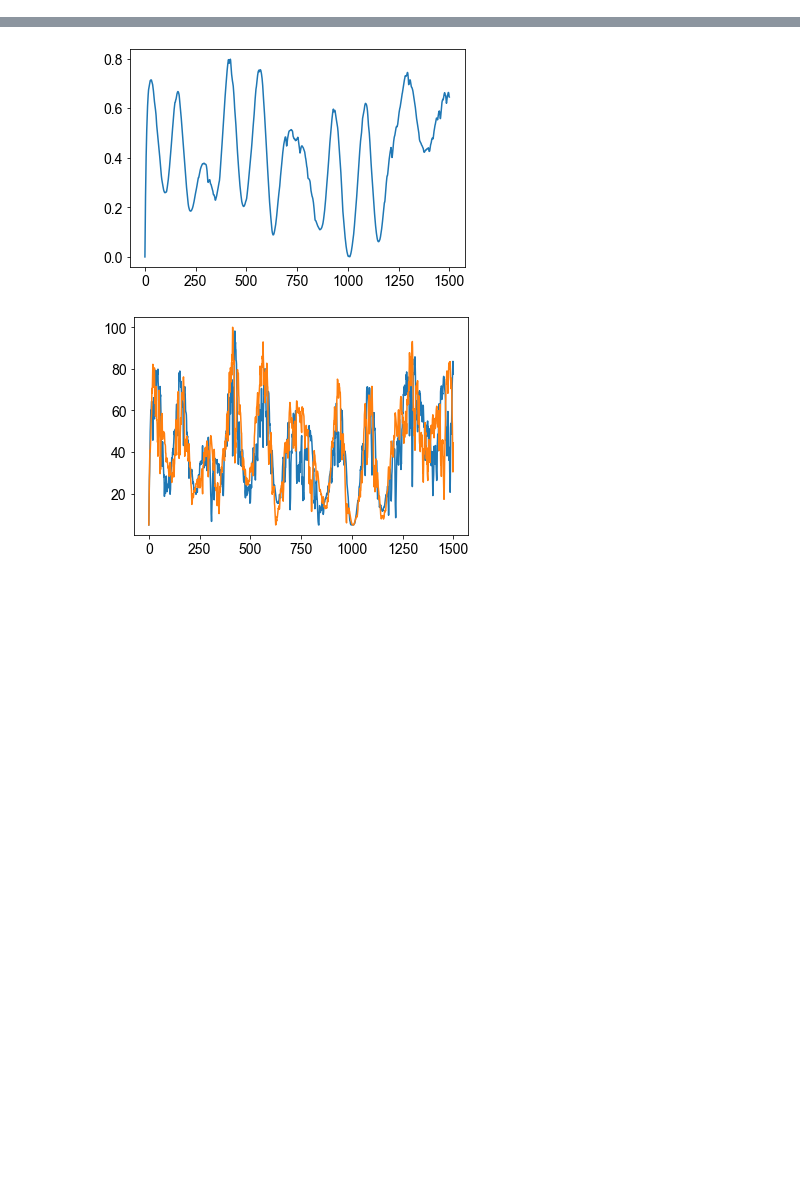
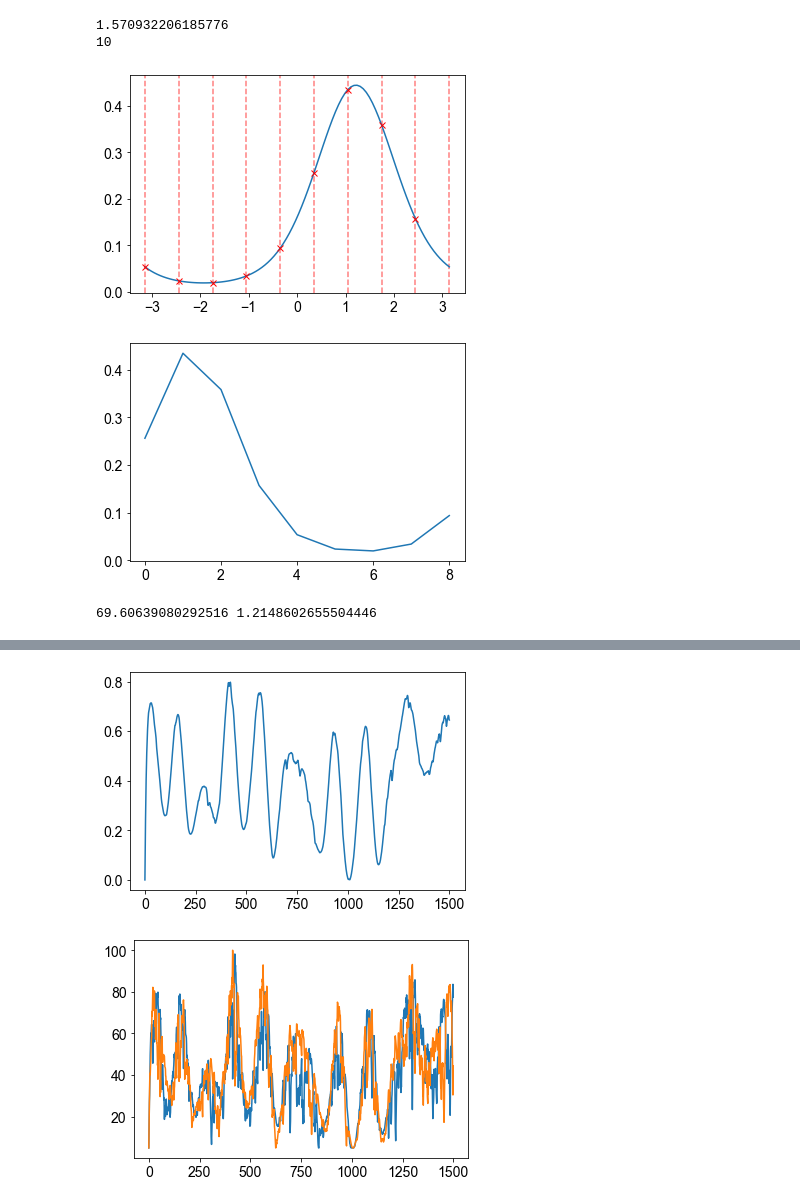
Before and after one commit to filippoferrari/CX_Path_Integration, a Jupyter notebook: notebooks/test_inputs.ipynb, the cells around one changed output, grey strips where cells are left out. Saved outputs shown, nothing was run; the diff lists cells and outputs as text; code cells hidden in the pictures; blank space fills up the shorter version.

```diff
--- a/notebooks/test_inputs.ipynb
+++ b/notebooks/test_inputs.ipynb
@@ -46,0 +121,35 @@ headings = np.tile(headings, 2)
+# %%
+mu2 = np.pi/4
+kappa = 1. / sigma**2
+rv2 = scipy.stats.vonmises(mu, kappa)
+x = np.linspace(mu - np.pi, mu + np.pi, 100)
+#plt.plot(x, scipy.stats.vonmises.pdf(x, kappa, loc=mu2))
+
+for i in np.linspace(0-np.pi, 0+np.pi, 9+1, endpoint=True):
+    #print(i, rv.pdf(i))
+    plt.axvline(i, color='r', ls='--', alpha=0.5)
+
+#for i in np.arange(0-np.pi+np.pi/8, 0+np.pi, np.pi/4, ):
+    #print(i, rv.pdf(i))
+    #plt.axvline(i, color='k', ls='--', alpha=0.5)
+
+N = 9
+xs = np.linspace(0-np.pi, 0+np.pi, N+1, endpoint=True)
+print(h[100])
+samples = scipy.stats.vonmises.pdf(xs, kappa, loc=h[150])
+print(len(xs))
+plt.plot(x, scipy.stats.vonmises.pdf(x, kappa, loc=h[150]))
+plt.plot(xs[:N], samples[:N], 'rx')
+plt.show()
+
+values = np.roll(samples[:N], -int(np.ceil(N/2)))
+plt.plot(values[:N])
+plt.show()
+
+print(57.2958 * h[150], h[150])
+# %% [output]
+1.570932206185776
+10
+[figure, added]
+[figure, added]
+69.60639080292516 1.2148602655504446
```
Also changed, not shown: parts of 9 cells of this notebook, 2 other files.
